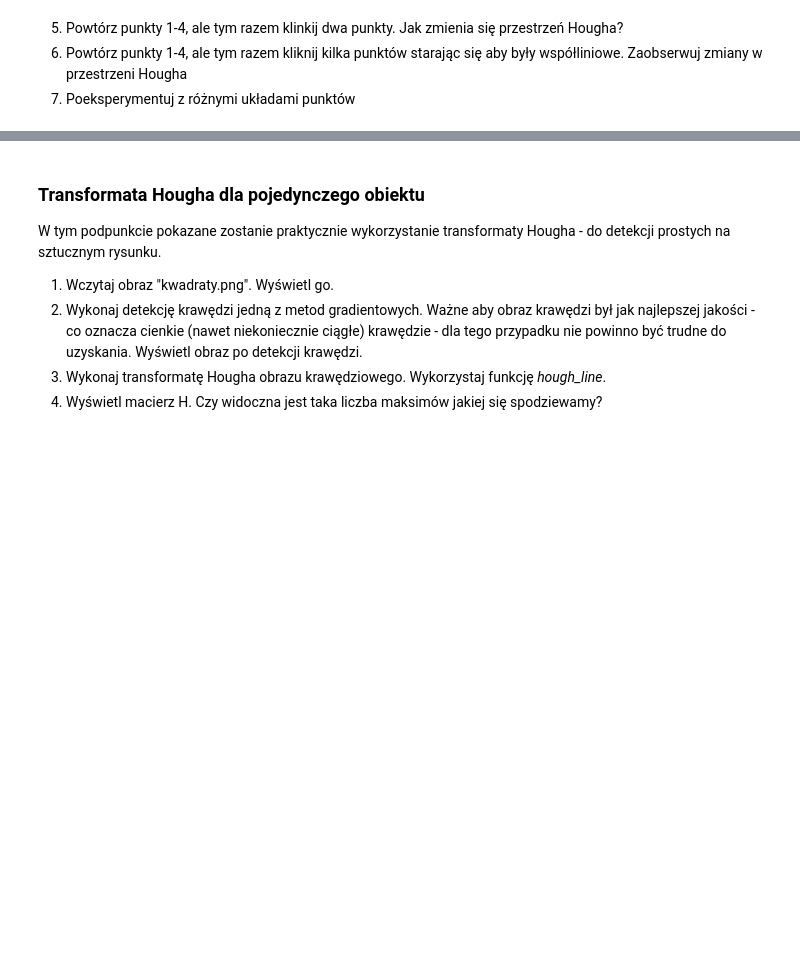
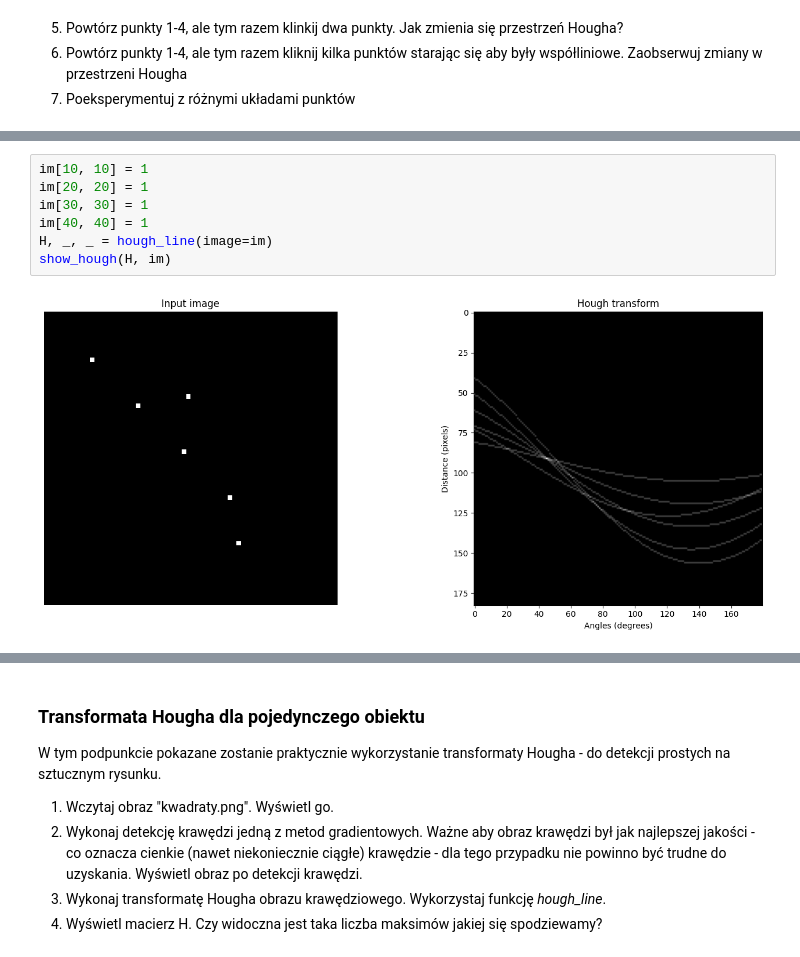
Before and after one commit to michal200292/Digital-Image-Processing, a Jupyter notebook: lab11/Hough.ipynb, the cells around one changed output, grey strips where cells are left out. Drawn from its saved outputs; the diff is of its cells as text; blank space fills up the shorter version.

```diff
--- a/lab11/Hough.ipynb
+++ b/lab11/Hough.ipynb
@@ -83,0 +99,9 @@ def show_hough(h, image):
+# %%
+im[10, 10] = 1
+im[20, 20] = 1
+im[30, 30] = 1
+im[40, 40] = 1
+H, _, _ = hough_line(image=im)
+show_hough(H, im)
+# %% [output]
+[figure, added]
```
Also changed, not shown: parts of 17 cells of this notebook, 4 other files.
